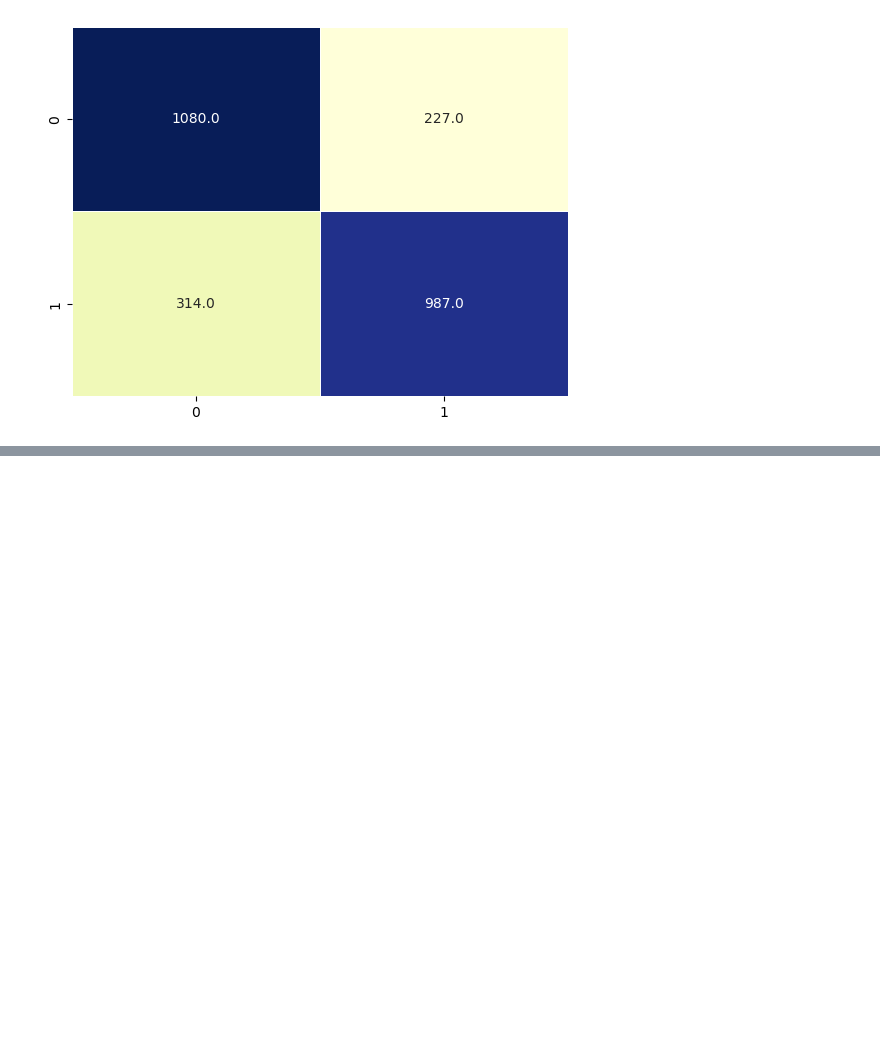
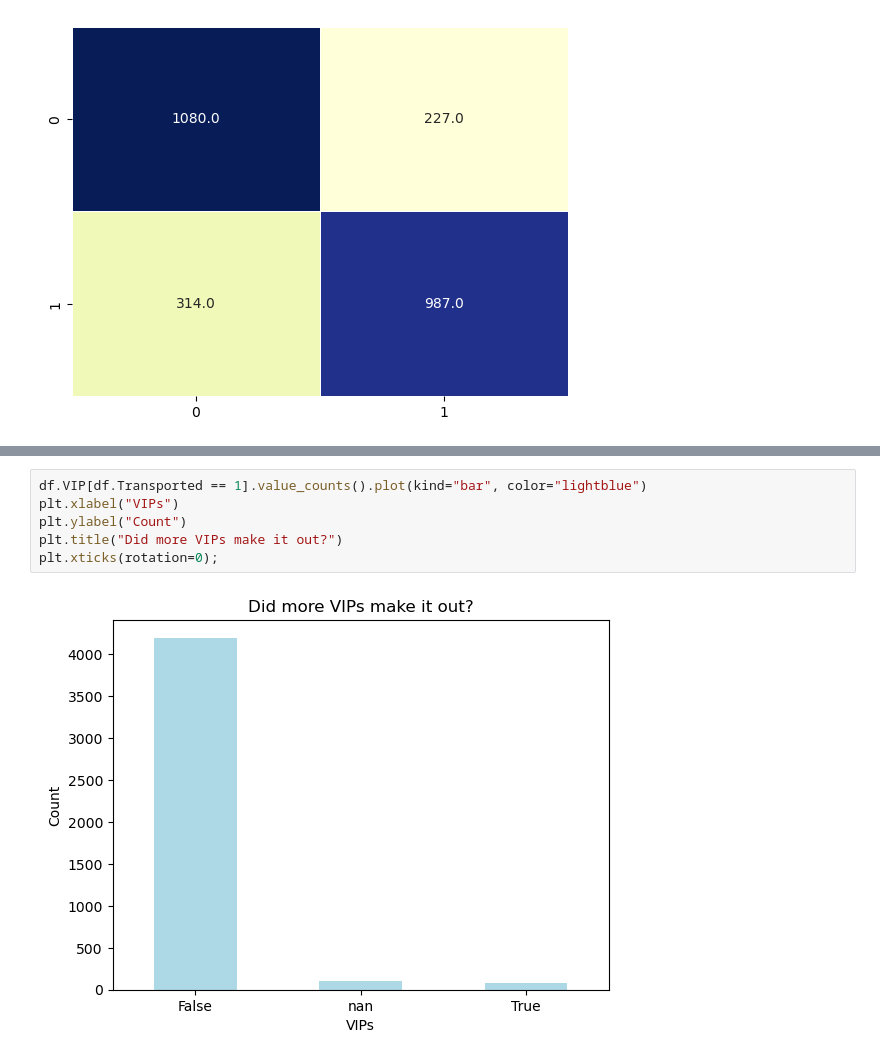
Before and after one commit to msnkr/kaggle_comps, a Jupyter notebook: Spaceship Titanic/Untitled.ipynb, the cells around one changed output, grey strips where cells are left out. Drawn from its saved outputs; the diff is of its cells as text; blank space fills up the shorter version.

```diff
--- a/Spaceship Titanic/Untitled.ipynb
+++ b/Spaceship Titanic/Untitled.ipynb
@@ -140,0 +168,8 @@ RocCurveDisplay.from_estimator(clf, X, y);
+# %%
+df.VIP[df.Transported == 1].value_counts().plot(kind="bar", color="lightblue")
+plt.xlabel("VIPs")
+plt.ylabel("Count")
+plt.title("Did more VIPs make it out?")
+plt.xticks(rotation=0);
+# %% [output]
+[figure, added]
```
Also changed, not shown: parts of 7 cells of this notebook.
